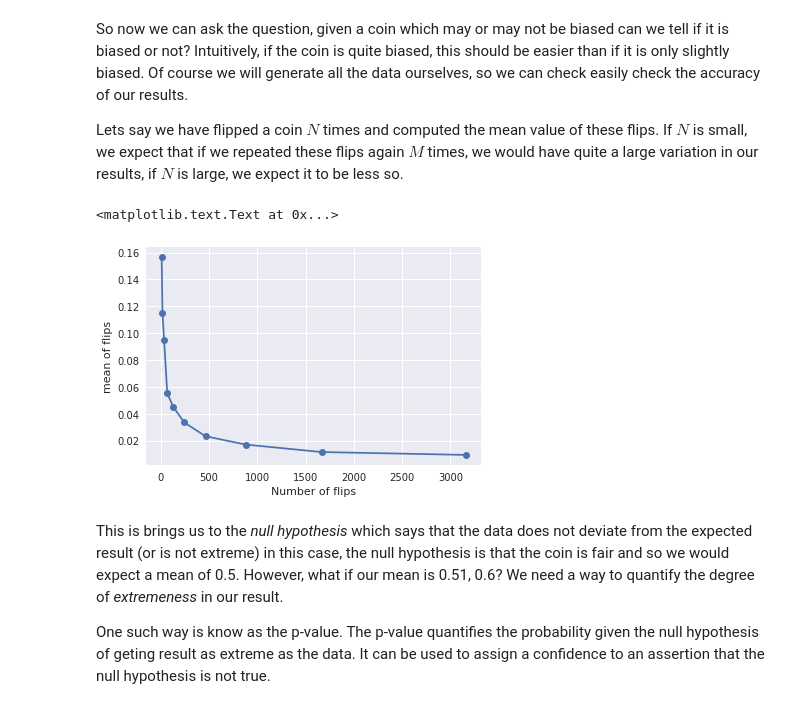
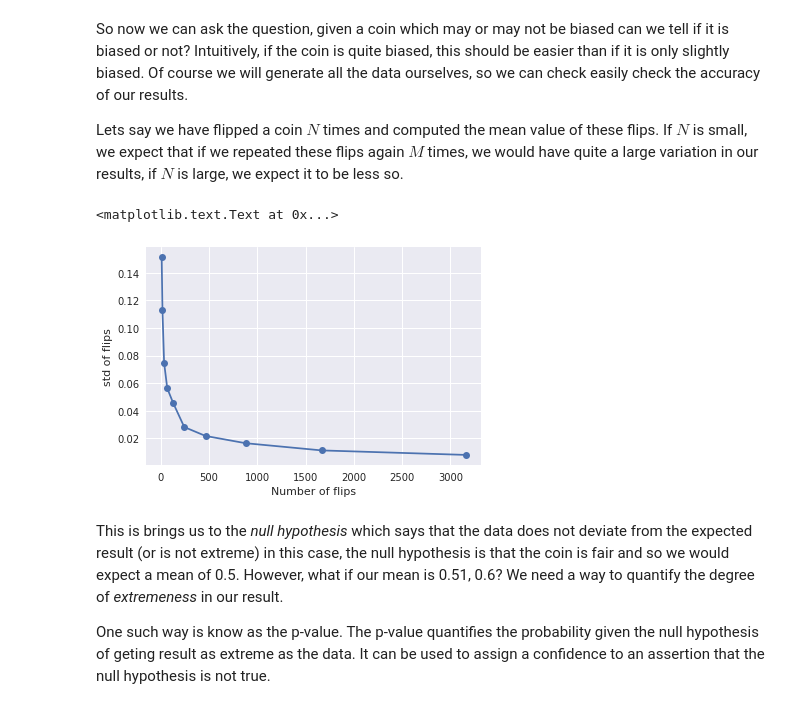
Before and after one commit to ZachGlassman/hypothesis_testing, a Jupyter notebook: Lecture.ipynb, the cells around one changed output. Cells and saved outputs as stored; diff of their text form; code cells hidden in the pictures.

```diff
--- a/Lecture.ipynb
+++ b/Lecture.ipynb
@@ -66,17 +64,17 @@ Lets say we have flipped a coin $N$ times and computed the mean value of these f
 # %%
 n_list = np.logspace(1, 3.5, 10).astype(int)
 std_list = []
 for N in n_list:
     flip_means = np.zeros(100)
     for i in range(100):
         flip_means[i] = np.mean(random_coin_toss(N, .5))
     std_list.append(np.std(flip_means))
 plt.plot(n_list, std_list,'o-')
 plt.xlabel('Number of flips')
-plt.ylabel('mean of flips')
+plt.ylabel('std of flips')
 # %% [output]
 <matplotlib.text.Text at 0x...>
-[figure, old version]
+[figure, new version]
 # %% [markdown]
 This is brings us to the *null hypothesis* which says that the data does not deviate from the expected result (or is not extreme) in this case, the null hypothesis is that the coin is fair and so we would expect a mean of 0.5.  However, what if our mean is 0.51, 0.6?  We need a way to quantify the degree of *extremeness* in our result.
 
```
Also changed, not shown: parts of 9 cells of this notebook.
